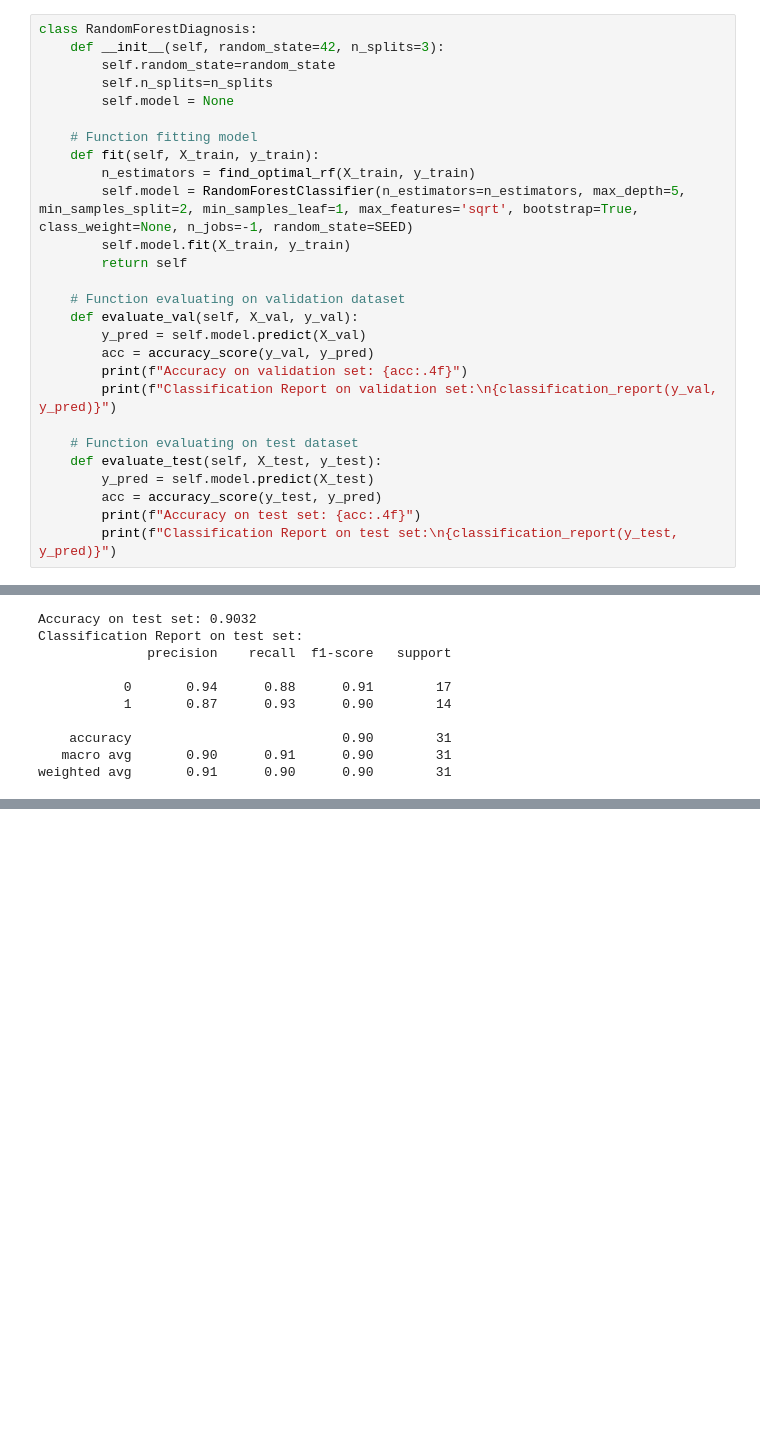
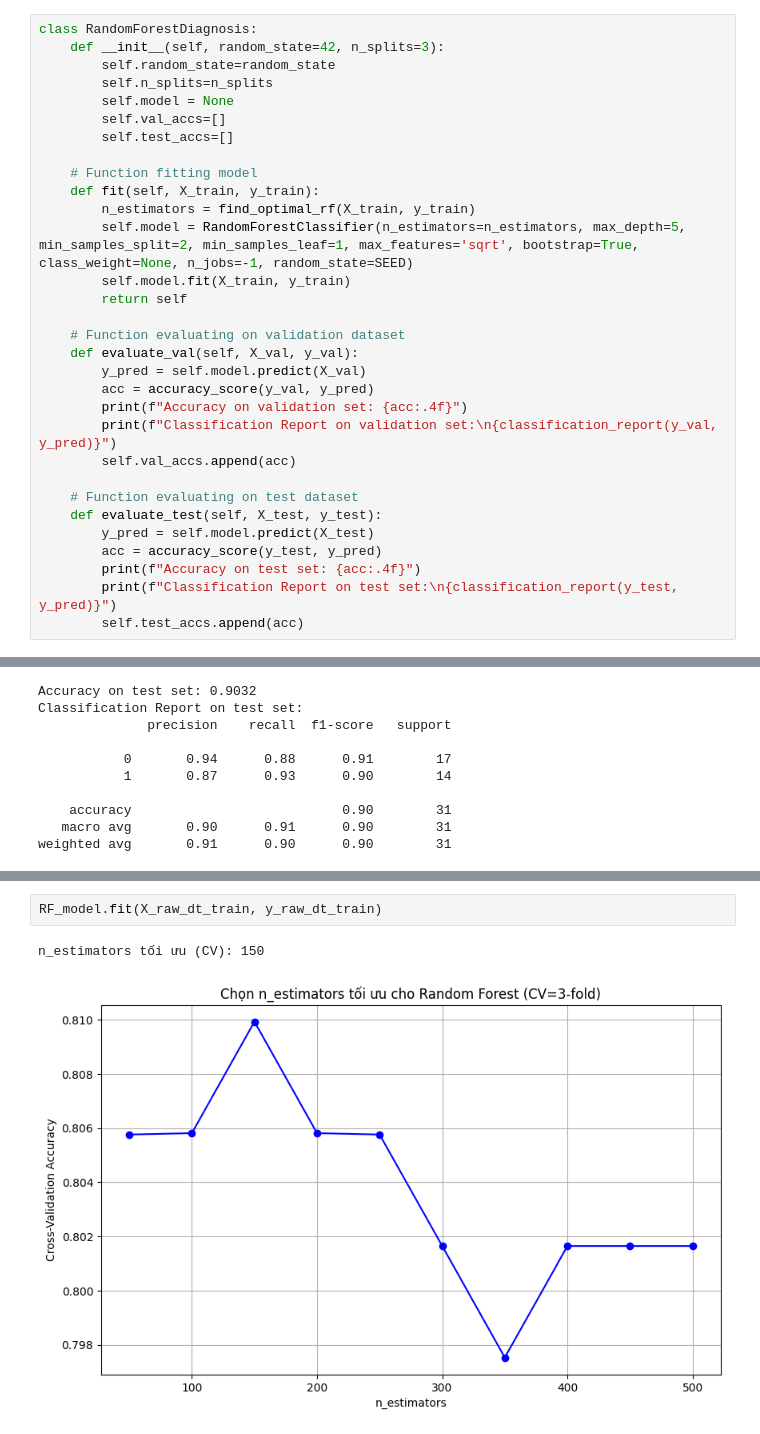
Before and after one commit to btduyforwork/heart-disease-dianosis, a Jupyter notebook: models/RandomForest_Diagnosis.ipynb, the cells around one changed output, grey strips where cells are left out. Drawn from its saved outputs; the diff is of its cells as text; blank space fills up the shorter version.

Commit message:
Complete train and evaluate on all datasets

```diff
--- a/models/RandomForest_Diagnosis.ipynb
+++ b/models/RandomForest_Diagnosis.ipynb
@@ -104,6 +104,8 @@ class RandomForestDiagnosis:
         self.random_state=random_state
         self.n_splits=n_splits
         self.model = None
+        self.val_accs=[]
+        self.test_accs=[]
 
     # Function fitting model
     def fit(self, X_train, y_train):
@@ -118,6 +120,7 @@ class RandomForestDiagnosis:
         acc = accuracy_score(y_val, y_pred)
         print(f"Accuracy on validation set: {acc:.4f}")
         print(f"Classification Report on validation set:\n{classification_report(y_val, y_pred)}")
+        self.val_accs.append(acc)
 
     # Function evaluating on test dataset
     def evaluate_test(self, X_test, y_test):
@@ -125,6 +128,7 @@ class RandomForestDiagnosis:
         acc = accuracy_score(y_test, y_pred)
         print(f"Accuracy on test set: {acc:.4f}")
         print(f"Classification Report on test set:\n{classification_report(y_test, y_pred)}")
+        self.test_accs.append(acc)
 # %% [markdown]
 ## 3.3 Train on Raw Dataset
 # %% [markdown]
@@ -171,0 +180,5 @@ weighted avg       0.91      0.90      0.90        31
+# %%
+RF_model.fit(X_raw_dt_train, y_raw_dt_train)
+# %% [output]
+n_estimators tối ưu (CV): 150
+[figure, added]
```
Also changed, not shown: parts of 24 cells of this notebook, 5 other files.
